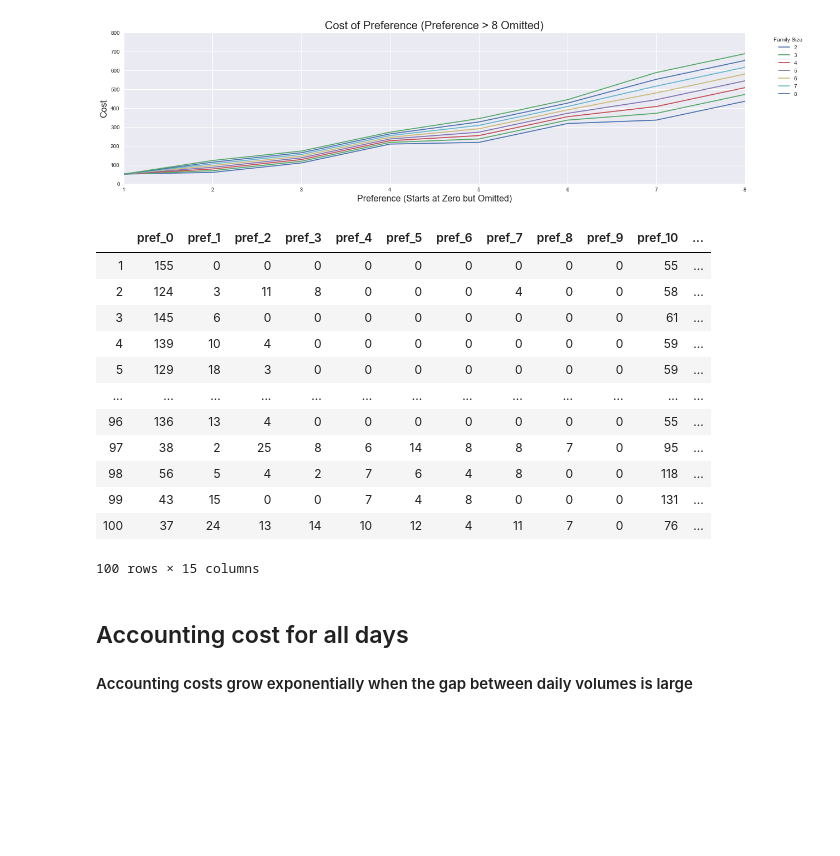
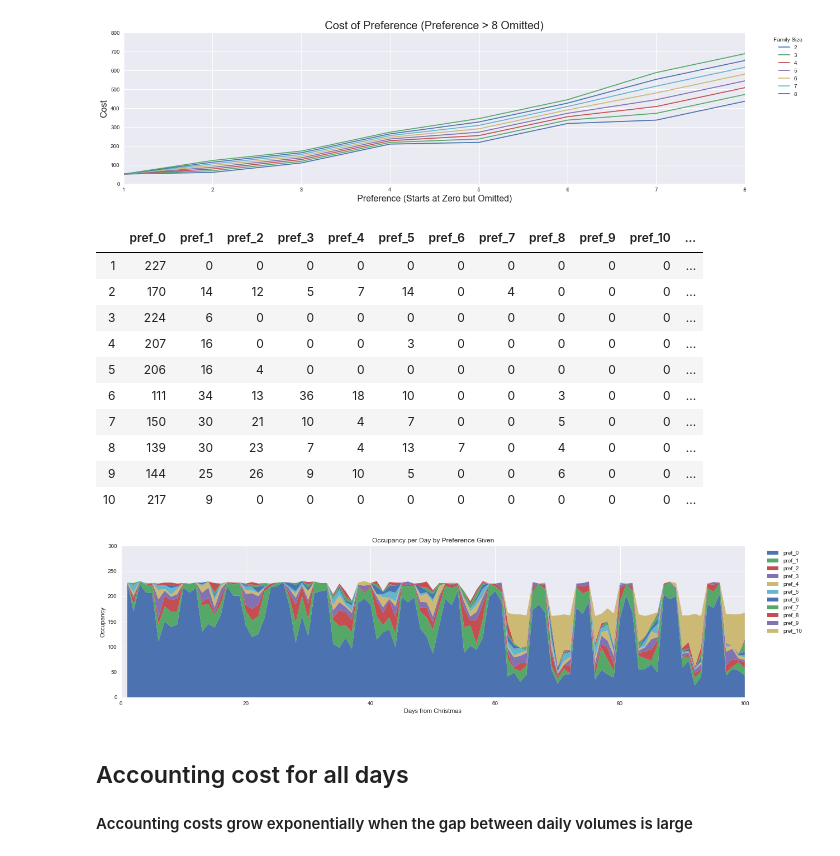
Before and after one commit to tdrumhel1/santa, a Jupyter notebook: santa-notebook-v1.ipynb, the cells around one changed output. Drawn from its saved outputs; the diff is of its cells as text; code cells hidden in the pictures; blank space fills up the shorter version.

Commit message:
Updated daily_limits function to reflect higher day totals, added loop for improving preference (not working), added charts for cost exploration

```diff
--- a/santa-notebook-v1.ipynb
+++ b/santa-notebook-v1.ipynb
@@ -182,8 +182,8 @@ def daily_limit(choice,n_people,pref,remaining):
 
     # Looping through all family choices until finding match and ensuring buckets get filled to 150 at least
     if occupancy.loc[choice]['total'] + n_people <= 300 and pref < 9:
-        if remaining > occupancy[occupancy['total'] < 150]['total'].sum() + n_people:
-            if occupancy.loc[choice]['total'] < 150: # Can add people to bucket with less than the min
+        if remaining > occupancy[occupancy['total'] < 125]['total'].sum() + n_people:
+            if occupancy.loc[choice]['total'] < 225: # Can add people to bucket with less than the min
                 occupancy.loc[choice]['pref_{}'.format(pref)] += n_people
                 occupancy.loc[choice]['total'] += n_people
                 return 1 #Should stop iterating when adding to occupancy df
@@ -211,7 +211,7 @@ columns = ['pref_0', 'pref_1', 'pref_2', 'pref_3', 'pref_4', 'pref_5',
 occupancy = pd.DataFrame(0,index=date_index.index,columns=columns)
 
 # Create submission dataframe
-submission = pd.DataFrame(data,columns=['assigned_day'])
+submission = pd.DataFrame(data,columns=['assigned_day','pref'])
 
 remaining = 20968 # total number of people
 
@@ -227,10 +227,13 @@ for index,row in data.iterrows():
         if add_check == 1:
             remaining -= n_people # Removing added people
             submission.iloc[family_id] = choice.astype('int')
+            submission.iloc[family_id]['pref'] = i
             break
         if add_check == 2:
+            remaining -= n_people # Removing added people
             min_choice = occupancy['total'].idxmin() # for any unassigned families, put them in smallest bucket
-            submission.iloc[family_id] = min_choice
+            submission.iloc[family_id]['assigned_day'] = min_choice
+            submission.iloc[family_id]['pref'] = 10
             break
         if add_check == 0:
             pass
@@ -426,21 +366,59 @@ occupancy['pref_pen'] = 0
 for i in range(11):
     occupancy['pref_pen'] += occupancy.apply(lambda x: top_pref_penalty(x['pref_{}'.format(i)],i),axis=1)
 # %%
-occupancy
+occupancy.head(10)
 # %% [output]
 |  | pref_0 | pref_1 | pref_2 | pref_3 | pref_4 | pref_5 | pref_6 | pref_7 | pref_8 | pref_9 | pref_10 | ... |
-| 1 | 155 | 0 | 0 | 0 | 0 | 0 | 0 | 0 | 0 | 0 | 55 | ... |
-| 2 | 124 | 3 | 11 | 8 | 0 | 0 | 0 | 4 | 0 | 0 | 58 | ... |
-| 3 | 145 | 6 | 0 | 0 | 0 | 0 | 0 | 0 | 0 | 0 | 61 | ... |
-| 4 | 139 | 10 | 4 | 0 | 0 | 0 | 0 | 0 | 0 | 0 | 59 | ... |
-| 5 | 129 | 18 | 3 | 0 | 0 | 0 | 0 | 0 | 0 | 0 | 59 | ... |
-| ... | ... | ... | ... | ... | ... | ... | ... | ... | ... | ... | ... | ... |
-| 96 | 136 | 13 | 4 | 0 | 0 | 0 | 0 | 0 | 0 | 0 | 55 | ... |
-| 97 | 38 | 2 | 25 | 8 | 6 | 14 | 8 | 8 | 7 | 0 | 95 | ... |
-| 98 | 56 | 5 | 4 | 2 | 7 | 6 | 4 | 8 | 0 | 0 | 118 | ... |
-| 99 | 43 | 15 | 0 | 0 | 7 | 4 | 8 | 0 | 0 | 0 | 131 | ... |
-| 100 | 37 | 24 | 13 | 14 | 10 | 12 | 4 | 11 | 7 | 0 | 76 | ... |
+| 1 | 227 | 0 | 0 | 0 | 0 | 0 | 0 | 0 | 0 | 0 | 0 | ... |
+| 2 | 170 | 14 | 12 | 5 | 7 | 14 | 0 | 4 | 0 | 0 | 0 | ... |
+| 3 | 224 | 6 | 0 | 0 | 0 | 0 | 0 | 0 | 0 | 0 | 0 | ... |
+| 4 | 207 | 16 | 0 | 0 | 0 | 3 | 0 | 0 | 0 | 0 | 0 | ... |
+| 5 | 206 | 16 | 4 | 0 | 0 | 0 | 0 | 0 | 0 | 0 | 0 | ... |
+| 6 | 111 | 34 | 13 | 36 | 18 | 10 | 0 | 0 | 3 | 0 | 0 | ... |
+| 7 | 150 | 30 | 21 | 10 | 4 | 7 | 0 | 0 | 5 | 0 | 0 | ... |
+| 8 | 139 | 30 | 23 | 7 | 4 | 13 | 7 | 0 | 4 | 0 | 0 | ... |
+| 9 | 144 | 25 | 26 | 9 | 10 | 5 | 0 | 0 | 6 | 0 | 0 | ... |
+| 10 | 217 | 9 | 0 | 0 | 0 | 0 | 0 | 0 | 0 | 0 | 0 | ... |
-100 rows × 15 columns
+# %%
+plt.close('all')
+plt.style.use('seaborn')
+
+# Labels for stacked plot
+labels = list(occupancy.columns)[:11]
+
+# Creating individual lists for each preference (required for stacked plot)
+pref_0 = list(occupancy['pref_0'].values)
+pref_1 = list(occupancy['pref_1'].values)
+pref_2 = list(occupancy['pref_2'].values)
+pref_3 = list(occupancy['pref_3'].values)
+pref_4 = list(occupancy['pref_4'].values)
+pref_5 = list(occupancy['pref_5'].values)
+pref_6 = list(occupancy['pref_6'].values)
+pref_7 = list(occupancy['pref_7'].values)
+pref_8 = list(occupancy['pref_8'].values)
+pref_9 = list(occupancy['pref_9'].values)
+pref_10 = list(occupancy['pref_10'].values)
+
+# Getting days from Occupancy dataframe
+x = list(occupancy.index.values)
+
+# Setting figure
+fig, ax = plt.subplots(figsize=(20,5))
+
+# Formatting plot area
+ax.set_xlabel('Days from Christmas')
+ax.set_ylabel('Occupancy')
+ax.set_ylim(0,300)
+ax.set_xlim(0,100)
+
+# Creating plot
+ax.stackplot(x,pref_0,pref_1,pref_2,pref_3,pref_4,pref_5,pref_6,pref_7,pref_8,pref_9,pref_10,labels=labels)
+ax.legend(loc=1,bbox_to_anchor=(1.1, 1))
+ax.set_title('Occupancy per Day by Preference Given')
+
+plt.show()
+# %% [output]
+[figure, added]
 # %% [markdown]
 ## Accounting cost for all days
 #### Accounting costs grow exponentially when the gap between daily volumes is large
```
Also changed, not shown: parts of 27 cells of this notebook, 16 other files.
